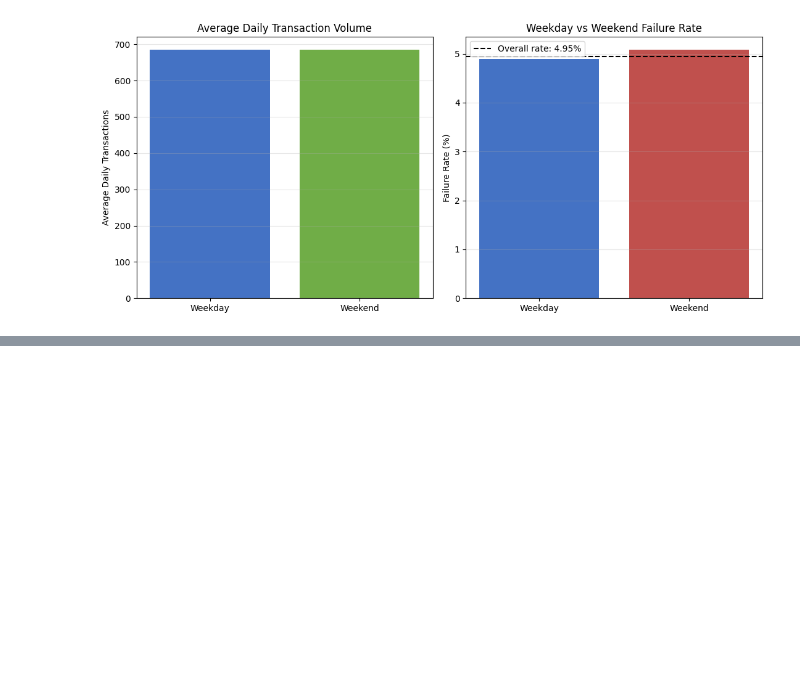
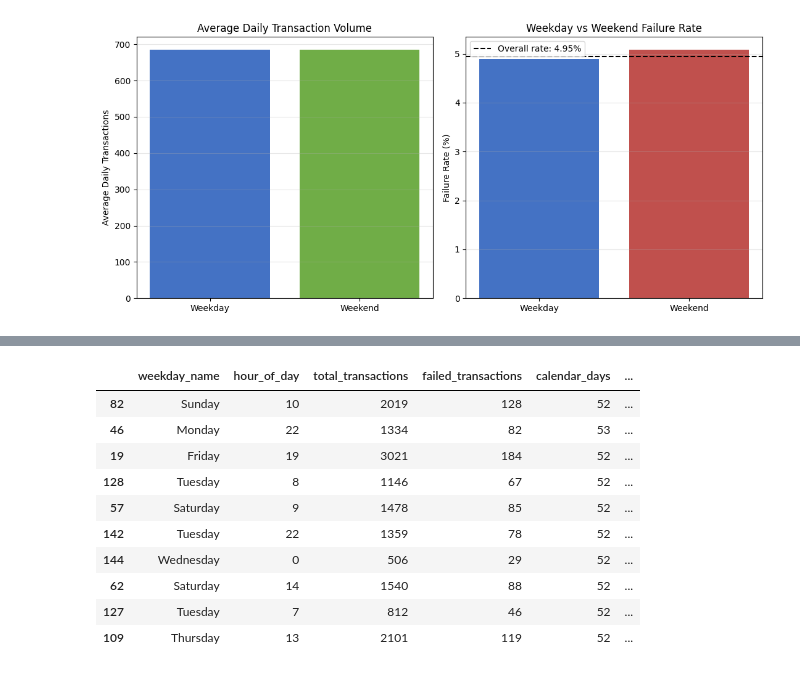
Before and after one commit to KaviyaVelmurugan/upi-transaction-intelligence-platform, a Jupyter notebook: notebooks/02_eda.ipynb, the cells around one changed output, grey strips where cells are left out. Saved outputs shown, nothing was run; the diff lists cells and outputs as text; code cells hidden in the pictures; blank space fills up the shorter version.

```diff
--- a/notebooks/02_eda.ipynb
+++ b/notebooks/02_eda.ipynb
@@ -2483,0 +2600,25 @@ plt.show()
+# %%
+top_day_hour_failures = (
+    day_hour_performance[
+        day_hour_performance["total_transactions"] >= 500
+    ]
+    .sort_values(
+        "failure_rate_percentage",
+        ascending=False
+    )
+    .head(10)
+)
+
+top_day_hour_failures
+# %% [output]
+|  | weekday_name | hour_of_day | total_transactions | failed_transactions | calendar_days | ... |
+| 82 | Sunday | 10 | 2019 | 128 | 52 | ... |
+| 46 | Monday | 22 | 1334 | 82 | 53 | ... |
+| 19 | Friday | 19 | 3021 | 184 | 52 | ... |
+| 128 | Tuesday | 8 | 1146 | 67 | 52 | ... |
+| 57 | Saturday | 9 | 1478 | 85 | 52 | ... |
+| 142 | Tuesday | 22 | 1359 | 78 | 52 | ... |
+| 144 | Wednesday | 0 | 506 | 29 | 52 | ... |
+| 62 | Saturday | 14 | 1540 | 88 | 52 | ... |
+| 127 | Tuesday | 7 | 812 | 46 | 52 | ... |
+| 109 | Thursday | 13 | 2101 | 119 | 52 | ... |
```
Also changed, not shown: parts of 4 cells of this notebook, 1 other file.
